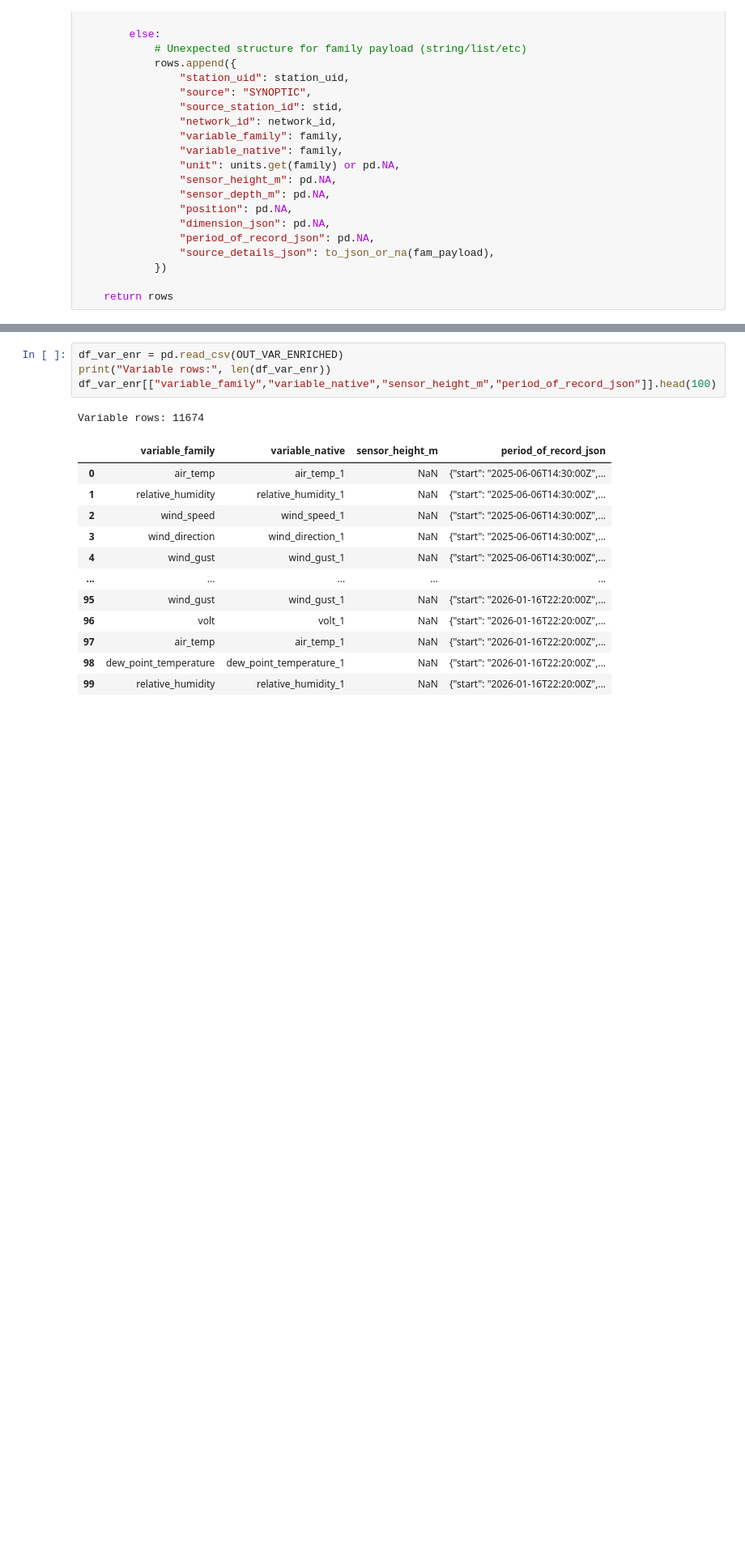
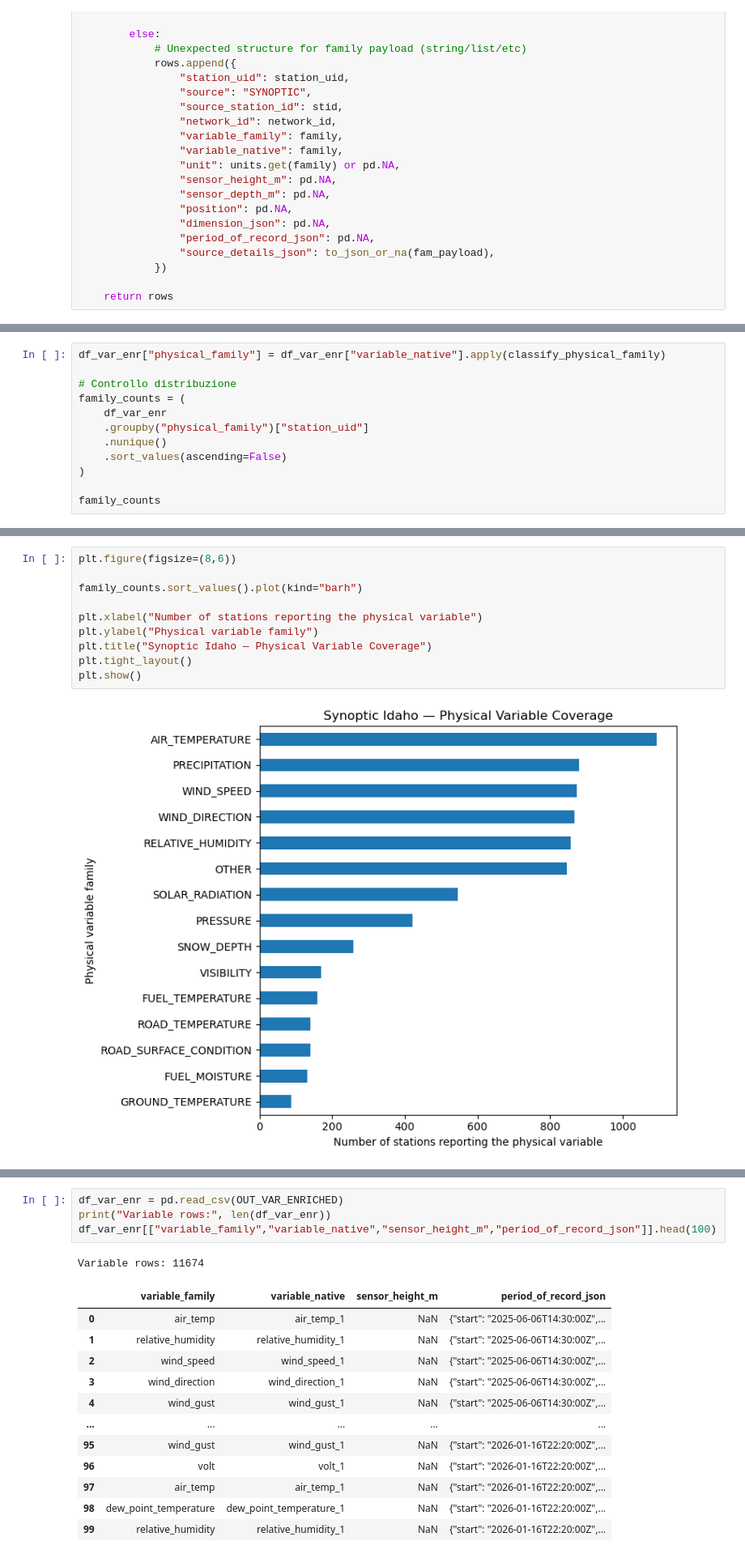
Before and after one commit to irenecionni-ux/idaho-hydromet-audit, a Jupyter notebook: project/notebooks/02_phase1_Synoptic.ipynb, the cells around one changed output, grey strips where cells are left out. Shown at 81% size. Drawn from its saved outputs; the diff is of its cells as text; blank space fills up the shorter version.

```diff
--- a/project/notebooks/02_phase1_Synoptic.ipynb
+++ b/project/notebooks/02_phase1_Synoptic.ipynb
@@ -466,0 +613,12 @@ plt.show()
+# %%
+df_var_enr["physical_family"] = df_var_enr["variable_native"].apply(classify_physical_family)
+
+# Controllo distribuzione
+family_counts = (
+    df_var_enr
+    .groupby("physical_family")["station_uid"]
+    .nunique()
+    .sort_values(ascending=False)
+)
+
+family_counts
@@ -466,0 +664,12 @@ plt.show()
+# %%
+plt.figure(figsize=(8,6))
+
+family_counts.sort_values().plot(kind="barh")
+
+plt.xlabel("Number of stations reporting the physical variable")
+plt.ylabel("Physical variable family")
+plt.title("Synoptic Idaho — Physical Variable Coverage")
+plt.tight_layout()
+plt.show()
+# %% [output]
+[figure, added]
```
Also changed, not shown: parts of 44 cells of this notebook.
